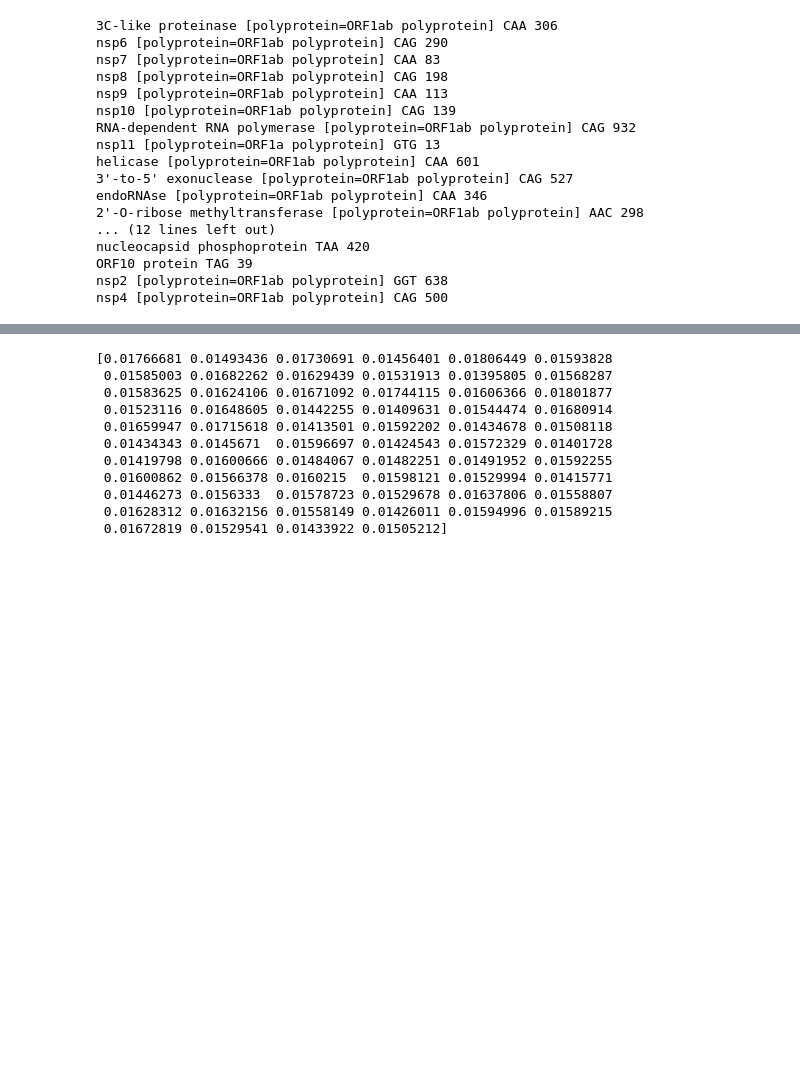
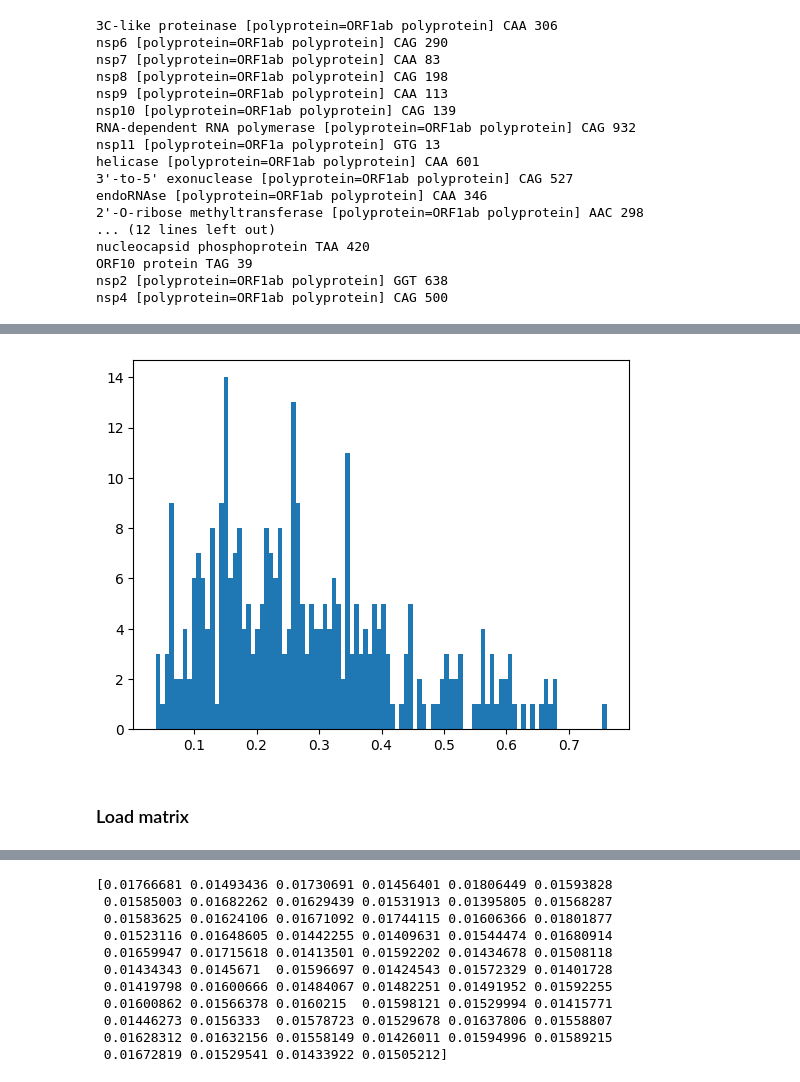
Before and after one commit to mitoclub/RNAViralMutSpec, a Jupyter notebook: sars-cov-2_aa_subst/simulation.ipynb, the cells around one changed output, grey strips where cells are left out. Saved outputs shown, nothing was run; the diff lists cells and outputs as text; code cells hidden in the pictures; blank space fills up the shorter version.

```diff
--- a/sars-cov-2_aa_subst/simulation.ipynb
+++ b/sars-cov-2_aa_subst/simulation.ipynb
@@ -88,0 +112,6 @@ Current state after iteration: [0.01477355 0.0164476  0.01712541 0.01480212 0.01
+# %%
+plt.hist(pdist(cdn_counts_df, 'cosine'), bins=100);
+# %% [output]
+[figure, added]
+# %% [markdown]
+### Load matrix
```
Also changed, not shown: parts of 33 cells of this notebook, 4 other files.
